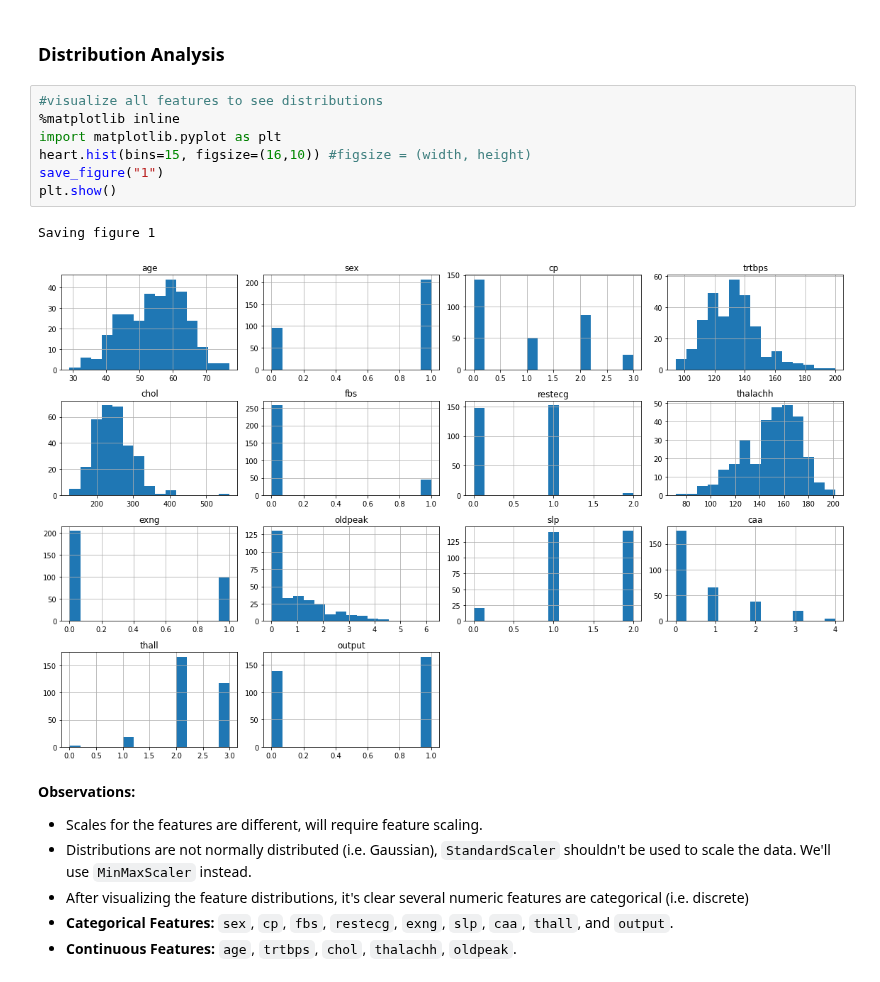
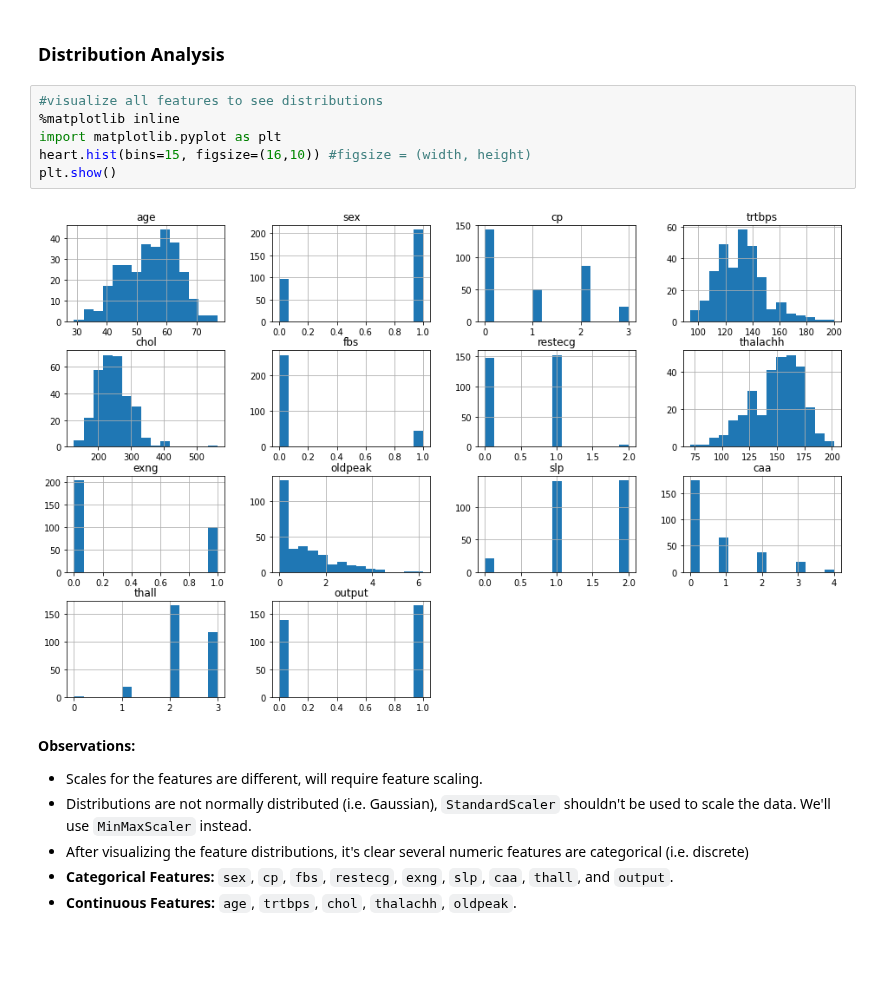
Before and after one commit to zachcarlson/HeartAttackPredictor, a Jupyter notebook: HeartAttackPredictor.ipynb, the cells around one changed output. Drawn from its saved outputs; the diff is of its cells as text; blank space fills up the shorter version.

```diff
--- a/HeartAttackPredictor.ipynb
+++ b/HeartAttackPredictor.ipynb
@@ -142,13 +129,11 @@ heart.describe()
 # %%
 #visualize all features to see distributions
 %matplotlib inline
 import matplotlib.pyplot as plt
 heart.hist(bins=15, figsize=(16,10)) #figsize = (width, height)
-save_figure("1")
 plt.show()
 # %% [output]
-Saving figure 1
-[figure, old version]
+[figure, new version]
 # %% [markdown]
 **Observations:**
 - Scales for the features are different, will require feature scaling.
```
Also changed, not shown: parts of 15 cells of this notebook, 1 other file.
